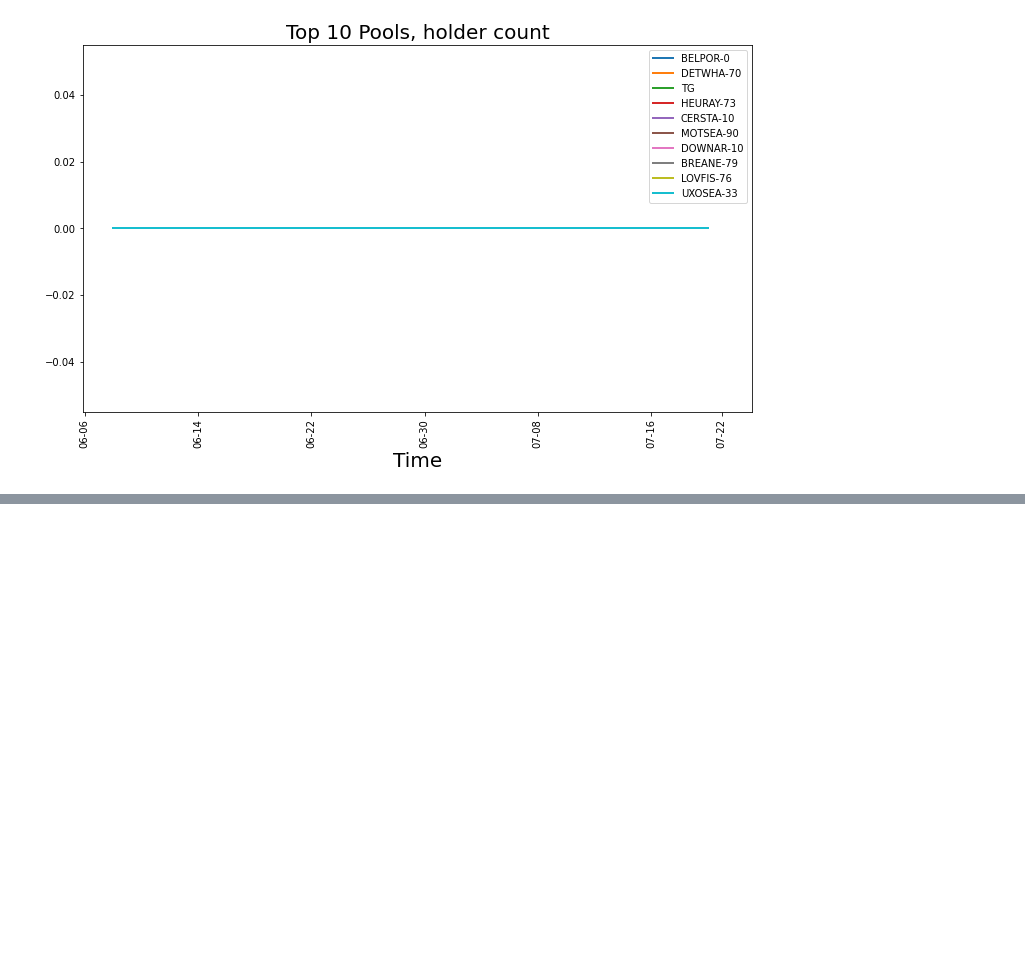
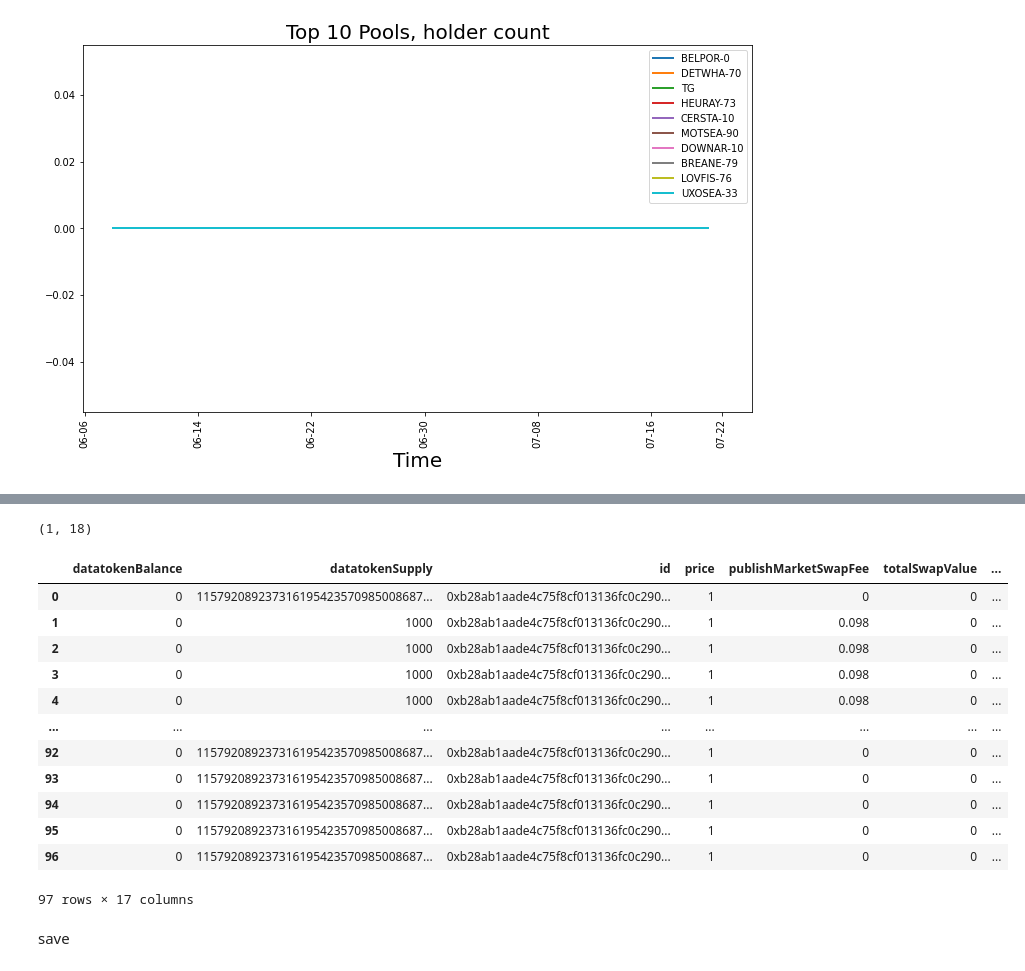
Before and after one commit to trangnv/ocean-marketplace, a Jupyter notebook: queries.ipynb, the cells around one changed output, grey strips where cells are left out. Saved outputs shown, nothing was run; the diff lists cells and outputs as text; code cells hidden in the pictures; blank space fills up the shorter version.

Commit message:
add fixed rate exchanges

```diff
--- a/queries.ipynb
+++ b/queries.ipynb
@@ -26,5 +28,4 @@ Fetch new timestamp-block
 # %%
-# work well for timezone that is ahead of UTC
 origin_timestamp = df_timestamp_block_origin['timestamp'].iloc[-1]
 dt = datetime.now()
 last_timestamp = int(datetime(
@@ -46,7 +47,7 @@ for timestamp in range(origin_timestamp, last_timestamp+1, interval):
     sleep(0.25)
 
 # not sure why got many duplicated, just use drop
-df_timestamp_block.drop_duplicates(keep=False, inplace=True)
+df_timestamp_block.drop_duplicates(keep='first', inplace=True)
 
 # save
 df_timestamp_block.reset_index(inplace = True, drop = True)
@@ -280,3 +258,2 @@ df_datatokens
 # %%
-df_datatokens = pd.read_csv('./daily_data/datatokens.csv')
-df_datatokens.head()
+df_pools = pd.read_csv('./daily_data/pools.csv')
@@ -652,0 +515,2 @@ fig.set_size_inches(12, 6.75)
+# %%
+df_datatokens_fres = df_datatokens.dropna(subset=['fixedRateExchanges']).reset_index(drop=True)
@@ -652,0 +532,68 @@ fig.set_size_inches(12, 6.75)
+# %%
+df_data.shape
+# %% [output]
+(1, 18)
+# %%
+for i in range(df_datatokens_fres.shape[0]): # still query all available pools
+    fre = '"' + df_datatokens_fres['fixedRateExchanges'][i] + '"'
+    # for j in range(df_timestamp_block.shape[0]):
+    # for j in range(df_timestamp_block_origin.shape[0], df_timestamp_block.shape[0], 1): # recent timestamp-block
+        # block = df_timestamp_block['block'][j]
+        # timestamp = df_timestamp_block['timestamp'][j]
+    query = \
+    f"""
+        {{
+        fixedRateExchange(
+            id: {fre}
+            # block: {{
+            # number: {block}
+            # }}
+        ) {{
+            id
+            datatokenSupply
+            datatokenBalance
+            price
+            totalSwapValue
+            datatoken {{
+                address
+                # templateId
+                # isDatatoken
+                name
+                orderCount
+                holderCount
+                nft {{
+                    creator
+                    owner
+                    name
+                    symbol
+                    transferable
+                }}
+            }}
+            publishMarketSwapFee
+        }}
+        }}
+        """
+    headers = {"Content-Type": "application/json"}
+    payload = json.dumps({"query": query})
+    response = requests.request("POST", url, headers=headers, data=payload)
+
+    data = json.loads(response.text)
+    df_data = pd.json_normalize(data['data']['fixedRateExchange'])
+    df_fres = pd.concat([df_fres, df_data], ignore_index=True, sort=False)
+df_fres
+# %% [output]
+|  | datatokenBalance | datatokenSupply | id | price | publishMarketSwapFee | totalSwapValue | ... |
+| 0 | 0 | 115792089237316195423570985008687... | 0xb28ab1aade4c75f8cf013136fc0c290... | 1 | 0 | 0 | ... |
+| 1 | 0 | 1000 | 0xb28ab1aade4c75f8cf013136fc0c290... | 1 | 0.098 | 0 | ... |
+| 2 | 0 | 1000 | 0xb28ab1aade4c75f8cf013136fc0c290... | 1 | 0.098 | 0 | ... |
+| 3 | 0 | 1000 | 0xb28ab1aade4c75f8cf013136fc0c290... | 1 | 0.098 | 0 | ... |
+| 4 | 0 | 1000 | 0xb28ab1aade4c75f8cf013136fc0c290... | 1 | 0.098 | 0 | ... |
+| ... | ... | ... | ... | ... | ... | ... | ... |
+| 92 | 0 | 115792089237316195423570985008687... | 0xb28ab1aade4c75f8cf013136fc0c290... | 1 | 0 | 0 | ... |
+| 93 | 0 | 115792089237316195423570985008687... | 0xb28ab1aade4c75f8cf013136fc0c290... | 1 | 0 | 0 | ... |
+| 94 | 0 | 115792089237316195423570985008687... | 0xb28ab1aade4c75f8cf013136fc0c290... | 1 | 0 | 0 | ... |
+| 95 | 0 | 115792089237316195423570985008687... | 0xb28ab1aade4c75f8cf013136fc0c290... | 1 | 0 | 0 | ... |
+| 96 | 0 | 115792089237316195423570985008687... | 0xb28ab1aade4c75f8cf013136fc0c290... | 1 | 0 | 0 | ... |
+97 rows × 17 columns
+# %% [markdown]
+save
```
Also changed, not shown: parts of 35 cells of this notebook, 2 other files.
